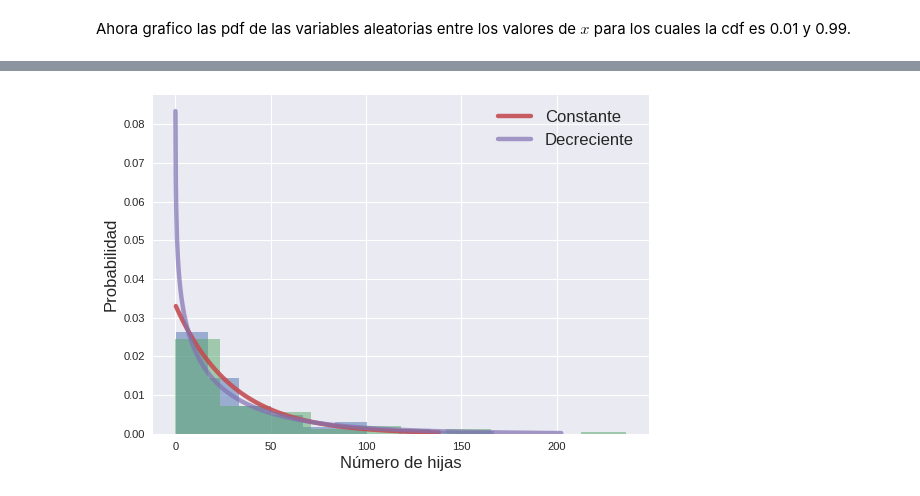
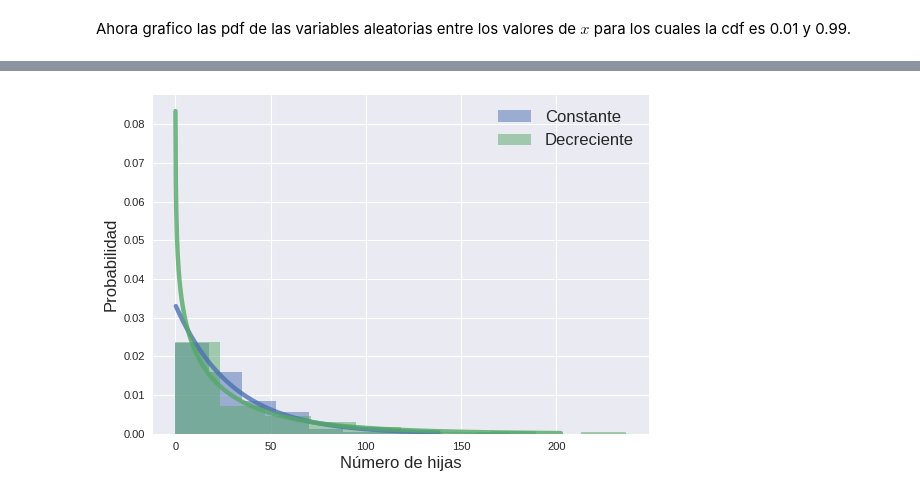
Before and after one commit to tdinapoli/mefe, a Jupyter notebook: tps/tp3/tp3.ipynb, the cells around one changed output, grey strips where cells are left out. Drawn from its saved outputs; the diff is of its cells as text; code cells hidden in the pictures.

```diff
--- a/tps/tp3/tp3.ipynb
+++ b/tps/tp3/tp3.ipynb
@@ -25,9 +25,9 @@ $$Weibull(x \mid \lambda, \alpha) = \lambda \alpha (\lambda x)^{\alpha - 1} e^{-
 con $\lambda = 1/30$ y $\alpha=1$ en el caso de que la tasa de nacimientos es independiente del tiempo, y la misma distribución pero con $\alpha=0.8$ en el caso en el que esa tasa decrece en el tiempo. Primero que nada entonces visualizo estas distribuciones y las comparo en un gráfico.
 # %%
 # Defino los parámetros
-lmbd = 30
+lmbd = 1/30
 alpha1 = 1
 alpha2 = 0.8
-# Creo las variables aleatorias
-wbc = ss.weibull_min(alpha1, scale=lmbd)
-wbd = ss.weibull_min(alpha2, scale=lmbd)
+# Creo las variables aleatorias (por cómo está definido debo poner 1/lambda en la escala)
+wbc = ss.weibull_min(alpha1, scale=1/lmbd, loc=0)
+wbd = ss.weibull_min(alpha2, scale=1/lmbd, loc=0)
@@ -50,16 +42,20 @@ plt.show()
 # %%
-samplec = wbc.rvs(size=100)
-sampled = wbd.rvs(size=100)
+# Genero los x para graficar
+x1 = np.linspace(wbc.ppf(0.01), wbc.ppf(0.99), 1000)
+x2 = np.linspace(wbd.ppf(0.01), wbd.ppf(0.99), 1000)
 
+# Grafico los histogramas normalizados
 freq, bin_edges = np.histogram(samplec, density=True)
-plt.stairs(freq, bin_edges, fill=True, alpha=0.5)
+plt.stairs(freq, bin_edges, fill=True, alpha=0.5, color="C0", label="Constante")
 freq, bin_edges = np.histogram(sampled, density=True)
-plt.stairs(freq, bin_edges, fill=True, alpha=0.5)
-plt.plot(x1, wbc.pdf(x1), lw=4, alpha=0.9, label="Constante")
-plt.plot(x2, wbd.pdf(x2), lw=4, alpha=0.7, label="Decreciente")
+plt.stairs(freq, bin_edges, fill=True, alpha=0.5, color="C1", label="Decreciente")
+
+# Grafico las distribuciones sobre los histogramas.
+plt.plot(x1, wbc.pdf(x1), lw=4, alpha=0.8, color="C0")
+plt.plot(x2, wbd.pdf(x2), lw=4, alpha=0.8, color="C1")
 plt.legend()
 plt.xlabel("Número de hijas")
 plt.ylabel("Probabilidad")
 plt.show()
 # %% [output]
-[figure, old version]
+[figure, new version]
```
Also changed, not shown: parts of 7 cells of this notebook.
